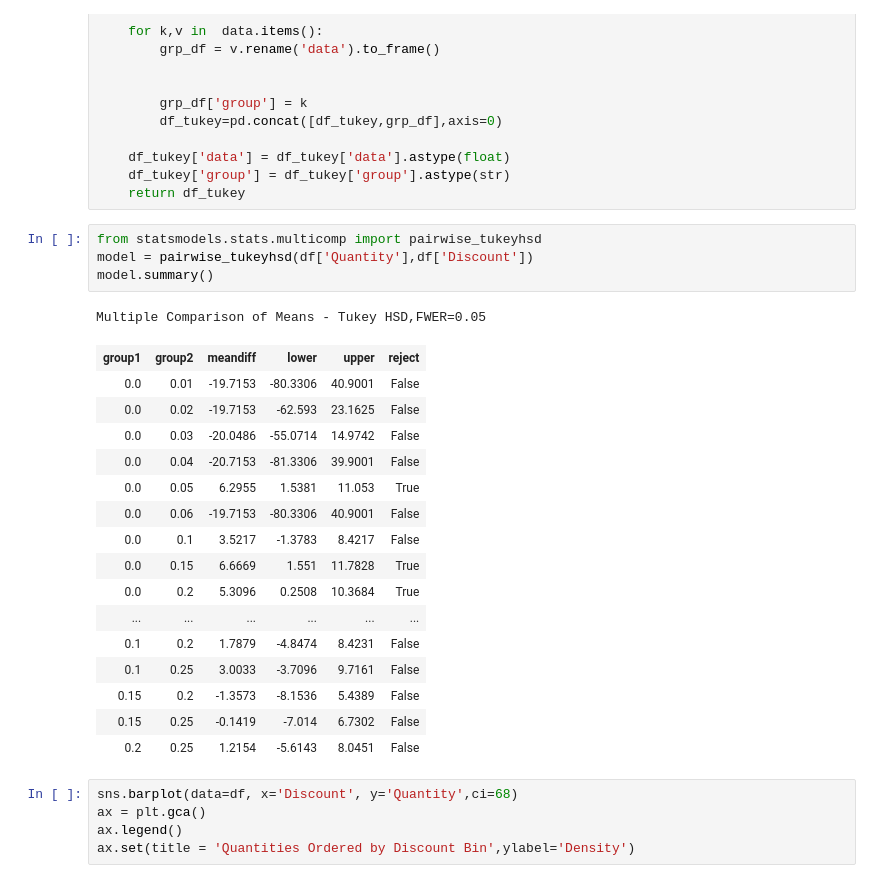
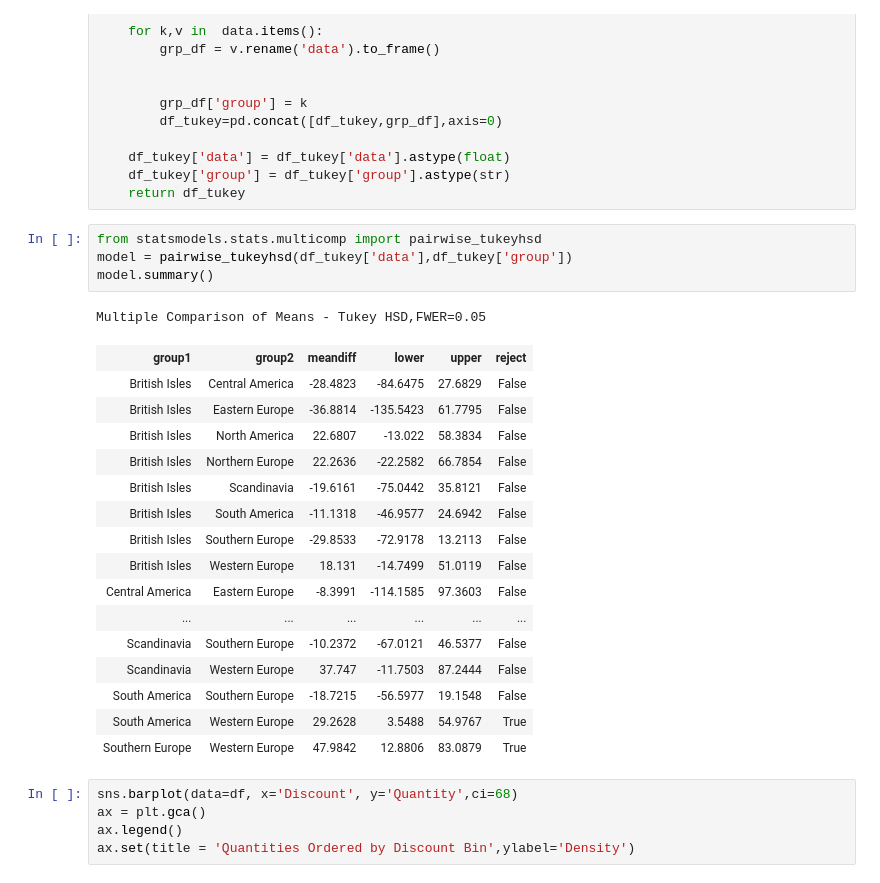
Before and after one commit to jdsmithwes/hypothesis_testing_workflow_python, a Jupyter notebook: student.ipynb, the cells around one changed output. Saved outputs shown, nothing was run; the diff lists cells and outputs as text.

```diff
--- a/student.ipynb
+++ b/student.ipynb
@@ -233,26 +233,26 @@ def prep_data_for_tukeys(data):
     return df_tukey
 # %%
 from statsmodels.stats.multicomp import pairwise_tukeyhsd
-model = pairwise_tukeyhsd(df['Quantity'],df['Discount'])
+model = pairwise_tukeyhsd(df_tukey['data'],df_tukey['group'])
 model.summary()
 # %% [output]
 Multiple Comparison of Means - Tukey HSD,FWER=0.05
 | group1 | group2 | meandiff | lower | upper | reject |
-| 0.0 | 0.01 | -19.7153 | -80.3306 | 40.9001 | False |
-| 0.0 | 0.02 | -19.7153 | -62.593 | 23.1625 | False |
-| 0.0 | 0.03 | -20.0486 | -55.0714 | 14.9742 | False |
-| 0.0 | 0.04 | -20.7153 | -81.3306 | 39.9001 | False |
-| 0.0 | 0.05 | 6.2955 | 1.5381 | 11.053 | True |
-| 0.0 | 0.06 | -19.7153 | -80.3306 | 40.9001 | False |
-| 0.0 | 0.1 | 3.5217 | -1.3783 | 8.4217 | False |
-| 0.0 | 0.15 | 6.6669 | 1.551 | 11.7828 | True |
-| 0.0 | 0.2 | 5.3096 | 0.2508 | 10.3684 | True |
+| British Isles | Central America | -28.4823 | -84.6475 | 27.6829 | False |
+| British Isles | Eastern Europe | -36.8814 | -135.5423 | 61.7795 | False |
+| British Isles | North America | 22.6807 | -13.022 | 58.3834 | False |
+| British Isles | Northern Europe | 22.2636 | -22.2582 | 66.7854 | False |
+| British Isles | Scandinavia | -19.6161 | -75.0442 | 35.8121 | False |
+| British Isles | South America | -11.1318 | -46.9577 | 24.6942 | False |
+| British Isles | Southern Europe | -29.8533 | -72.9178 | 13.2113 | False |
+| British Isles | Western Europe | 18.131 | -14.7499 | 51.0119 | False |
+| Central America | Eastern Europe | -8.3991 | -114.1585 | 97.3603 | False |
 | ... | ... | ... | ... | ... | ... |
-| 0.1 | 0.2 | 1.7879 | -4.8474 | 8.4231 | False |
-| 0.1 | 0.25 | 3.0033 | -3.7096 | 9.7161 | False |
-| 0.15 | 0.2 | -1.3573 | -8.1536 | 5.4389 | False |
-| 0.15 | 0.25 | -0.1419 | -7.014 | 6.7302 | False |
-| 0.2 | 0.25 | 1.2154 | -5.6143 | 8.0451 | False |
+| Scandinavia | Southern Europe | -10.2372 | -67.0121 | 46.5377 | False |
+| Scandinavia | Western Europe | 37.747 | -11.7503 | 87.2444 | False |
+| South America | Southern Europe | -18.7215 | -56.5977 | 19.1548 | False |
+| South America | Western Europe | 29.2628 | 3.5488 | 54.9767 | True |
+| Southern Europe | Western Europe | 47.9842 | 12.8806 | 83.0879 | True |
 # %%
 sns.barplot(data=df, x='Discount', y='Quantity',ci=68)
 ax = plt.gca()
```
Also changed, not shown: parts of 6 cells of this notebook.
